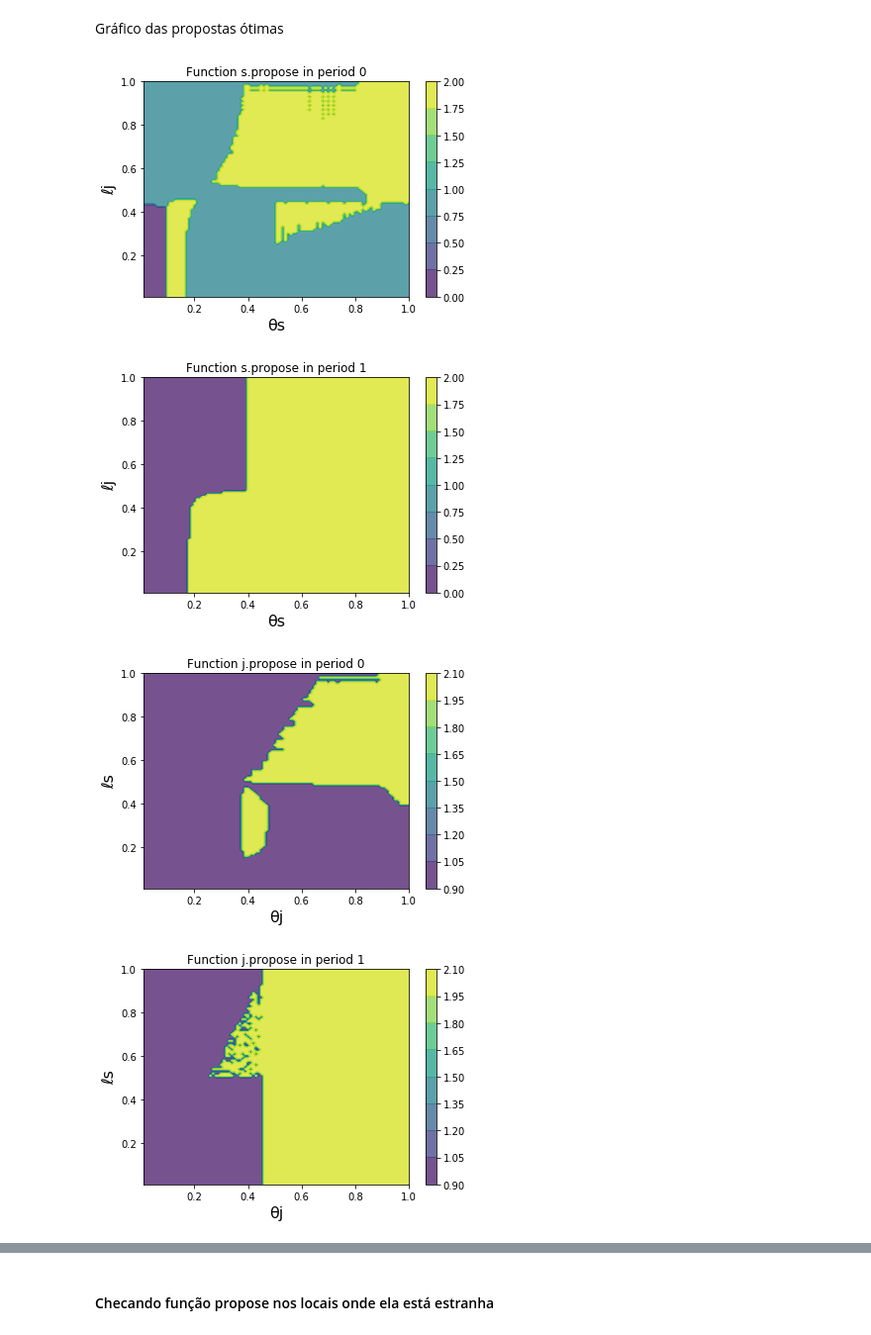
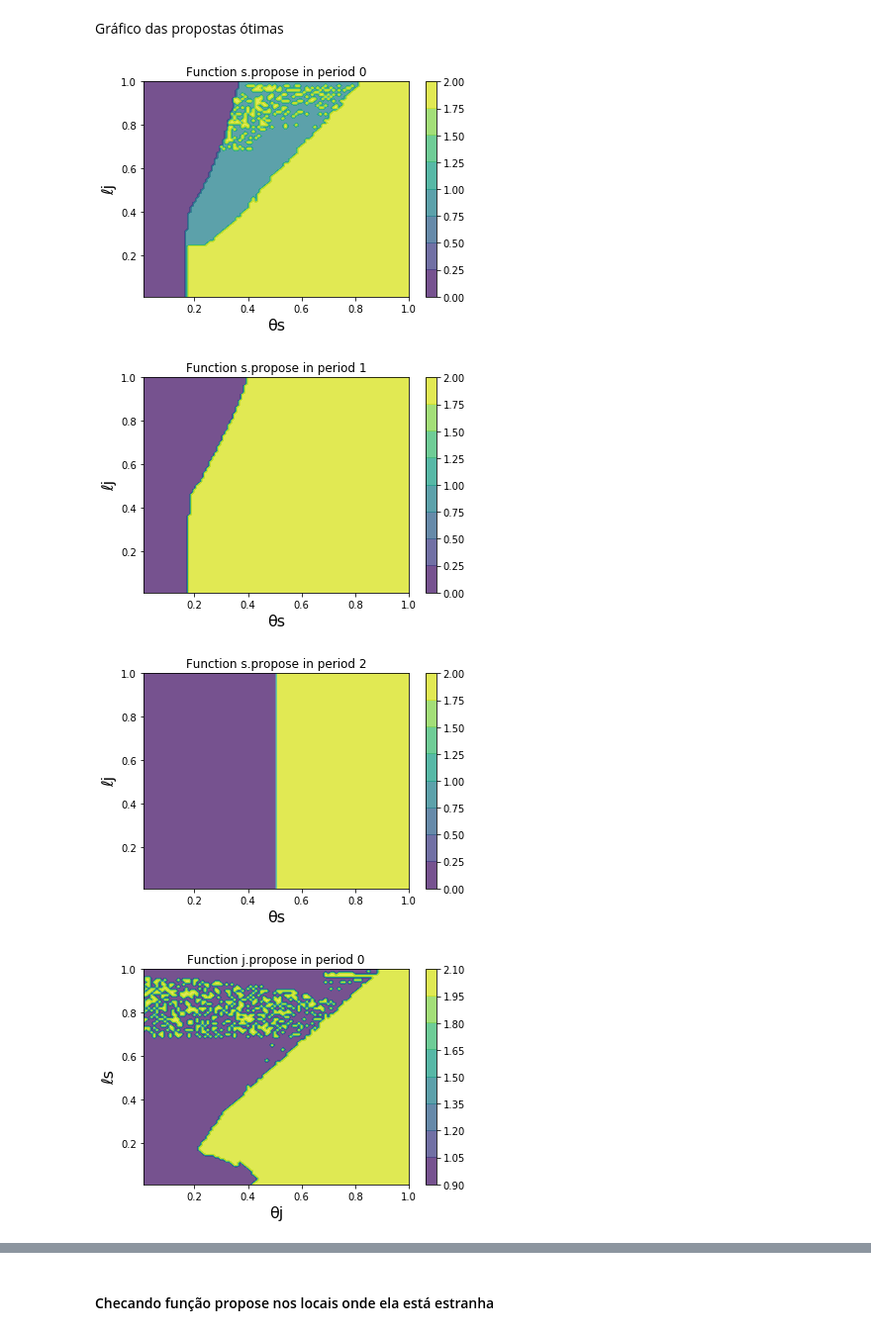
Before and after one commit to jmatheusgpa/Bargaining, a Jupyter notebook: Bellman.ipynb, the cells around one changed output, grey strips where cells are left out. Shown: that part at 99% size. Cells and saved outputs as stored; diff of their text form; code cells hidden in the pictures.

Commit message:
Update Bellman.ipynb
versão onde threshold considera esperar como uma proposta de reorganização

```diff
--- a/Bellman.ipynb
+++ b/Bellman.ipynb
@@ -529,20 +529,30 @@ def Pkt(t, hkt, lmt, k_W, m_W, k_L):
 
     #probabilidade de m amanhã, dado o lower bound hoje ou o cutoff hoje
 
-    #shape is Pkt x M
-    probm = np.empty((Pkt_grid.size, hvals[find(lmt):].size))
+#     #shape is Pkt x M
+#     probm = np.empty((Pkt_grid.size, hvals[find(lmt):].size))
 
-    for i in range(Pkt_grid.size):
-        probm[i] = h_m(cutoffs[i], find(lmt))
+#     for i in range(Pkt_grid.size):
+#         probm[i] = h_m(cutoffs[i], find(lmt))
 
 
 
-    #multiplicando pE1 pelas probabilides das habilidades de k
-    pE1 = np.multiply(pE1, probk.T)
-    pE1 = np.sum(pE1, axis = 1)
+#     #multiplicando pE1 pelas probabilides das habilidades de k
+#     pE1 = np.multiply(pE1, probk.T)
+#     pE1 = np.sum(pE1, axis = 1)
 
-    #multiplicando agora pelas probabilidades das habilidades de m, dado cada Pkt
-    pE1 = np.multiply(pE1[:, None], probm)
+#     #multiplicando agora pelas probabilidades das habilidades de m, dado cada Pkt
+#     pE1 = np.multiply(pE1[:, None], probm)
+
+
+
+    #ponderação pelas probabilidades
+    probk = pmf[find(hkt), find(hkt):]
+    probm = pmf[find(lmt), find(lmt):]
+
+    prob = np.outer(probk, probm)
+
+    pE1 = np.dot(pE1, prob)
 
     #array indicador
     IE1 = np.where(m_W[t, find(lmt):, cutoffs, find(hkt)] <= Pkt_grid[:,None] , 1, 0)
@@ -562,13 +572,16 @@ def Pkt(t, hkt, lmt, k_W, m_W, k_L):
     pE2 = k_W[t, find(hkt):, find(hkt), cutoffs]
 
     #multiplicando pE2 pelo array de probabilidades
+    pE2 = np.dot(pE2, prob)
 
     #multiplicando pelas probabilides das habilidades de k
-    pE2 = np.multiply(pE2, probk.T)
-    pE2 = np.sum(pE2, axis = 1)
+#     pE2 = np.multiply(pE2, probk.T)
+#     pE2 = np.sum(pE2, axis = 1)
 
-    #multiplicando agora pelas probabilidades das habilidades de m, dado cada Pkt
-    pE2 = np.multiply(pE2[:, None], probm)
+#     #multiplicando agora pelas probabilidades das habilidades de m, dado cada Pkt
+#     pE2 = np.multiply(pE2[:, None], probm)
+
+
 
     #array indicador de
     IE2 = np.where(IE1 == 1, 0, 1)
@@ -687,7 +700,7 @@ array([[50, 51, 52, 53, 54, 55, 56, 57, 58, 59, 60, 61, 62, 63, 64, 65,
 def threshold_m(t, lkt, lmt, Pmt_array):
 
     #procura onde a última entrada é diferente de 0 (policy de liquidar a firma)
-    threshold_vector = np.array(np.where(Pmt_array[t, :, find(lkt), -1] == 2.0))
+    threshold_vector = np.array(np.where(Pmt_array[t, :, find(lkt), -1] != 0.0))
 
     if(threshold_vector.size == 0):
         #threshold does not exist
@@ -1248,12 +1266,14 @@ def graf_proposal(function, function_name, t, xlabel, ylabel):
 # %%
 graf_proposal(s_propose,'s.propose', 0, 'θs', 'ℓj')
 
 graf_proposal(s_propose,'s.propose', 1, 'θs', 'ℓj')
 
+graf_proposal(s_propose,'s.propose', 2, 'θs', 'ℓj')
+
 graf_proposal(j_propose, 'j.propose', 0, 'θj', 'ℓs')
 graf_proposal(j_propose, 'j.propose', 1, 'θj', 'ℓs')
 # %% [output]
-[figure, old version]
+[figure, new version]
-[figure, old version]
+[figure, new version]
-[figure, old version]
+[figure, new version]
-[figure, old version]
+[figure, new version]
```
Also changed, not shown: parts of 12 cells of this notebook.
